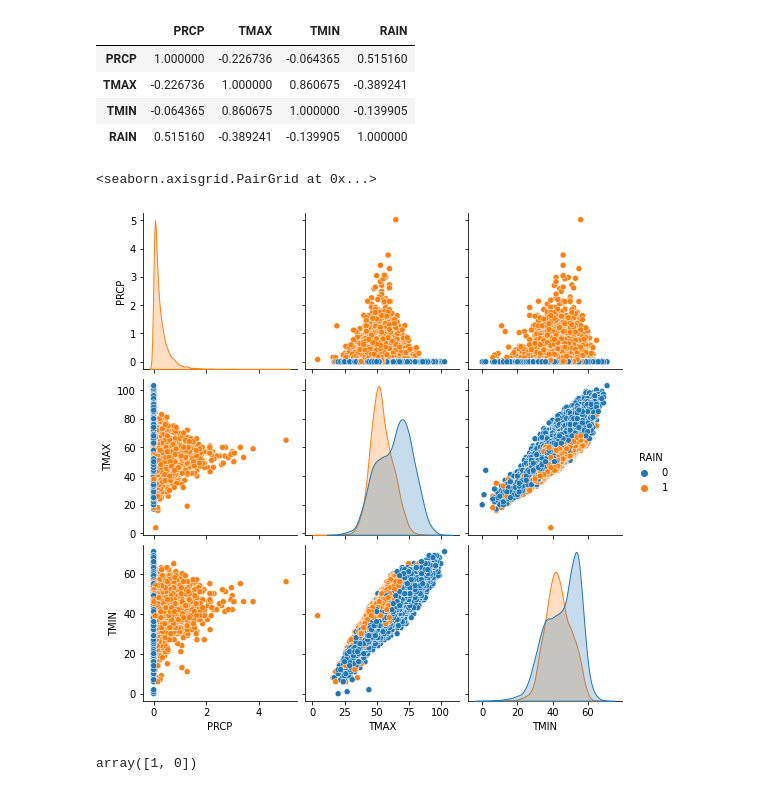
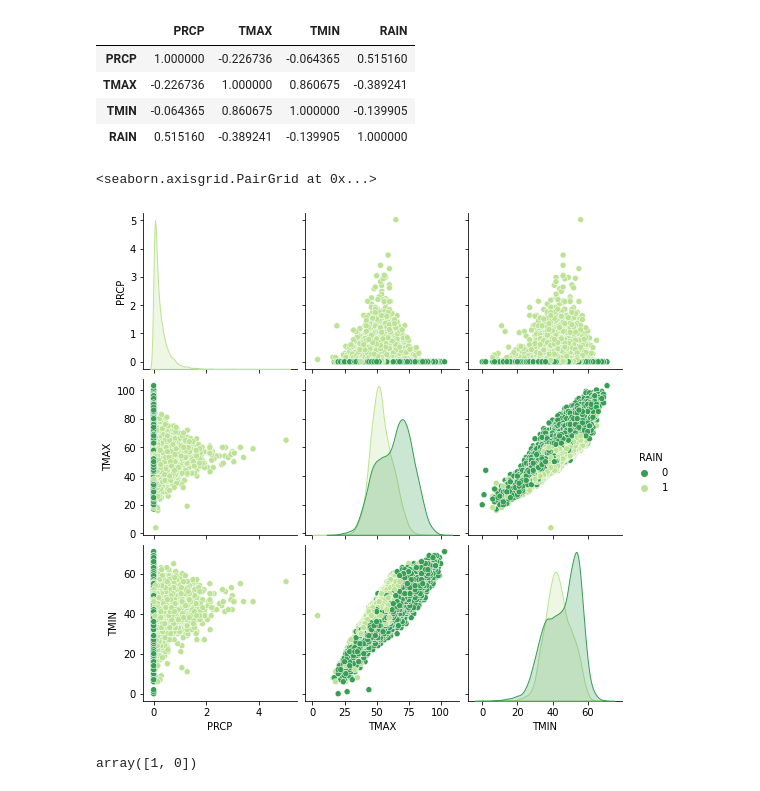
Before and after one commit to ibedoor/machine-learning, a Jupyter notebook: confusion_matrix_assignment.ipynb, the cells around one changed output. Cells and saved outputs as stored; diff of their text form; code cells hidden in the pictures.

```diff
--- a/confusion_matrix_assignment.ipynb
+++ b/confusion_matrix_assignment.ipynb
@@ -131,10 +131,10 @@ corr.style.background_gradient(cmap='coolwarm')
 | RAIN | 0.515160 | -0.389241 | -0.139905 | 1.000000 |
 # %%
 # pairplot
-sns.pairplot(df, hue='RAIN')
+sns.pairplot(df, hue='RAIN', palette='YlGn_r', diag_kind="kde")
 # %% [output]
 <seaborn.axisgrid.PairGrid at 0x...>
-[figure, old version]
+[figure, new version]
 # %%
 df['RAIN'].unique()
 # %% [output]
```
Also changed, not shown: parts of 12 cells of this notebook.
